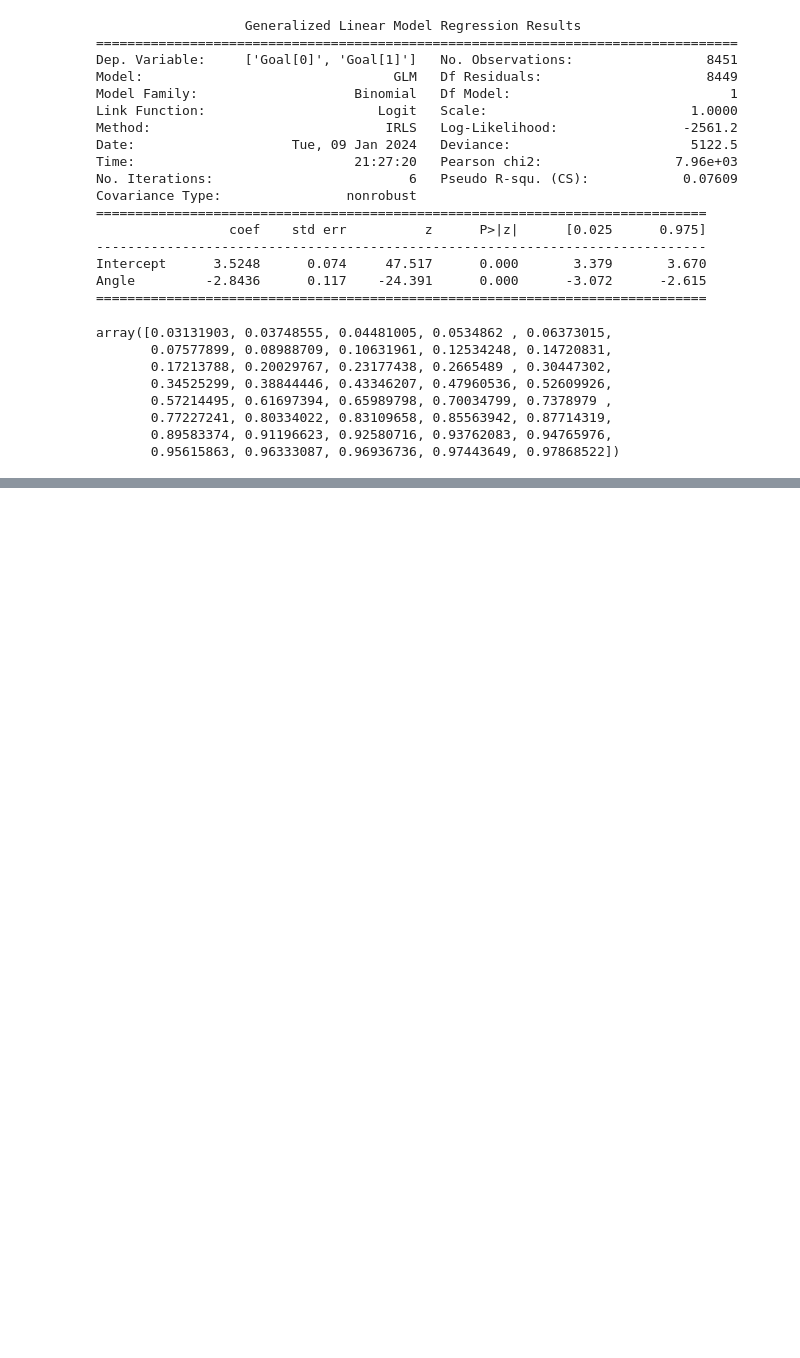
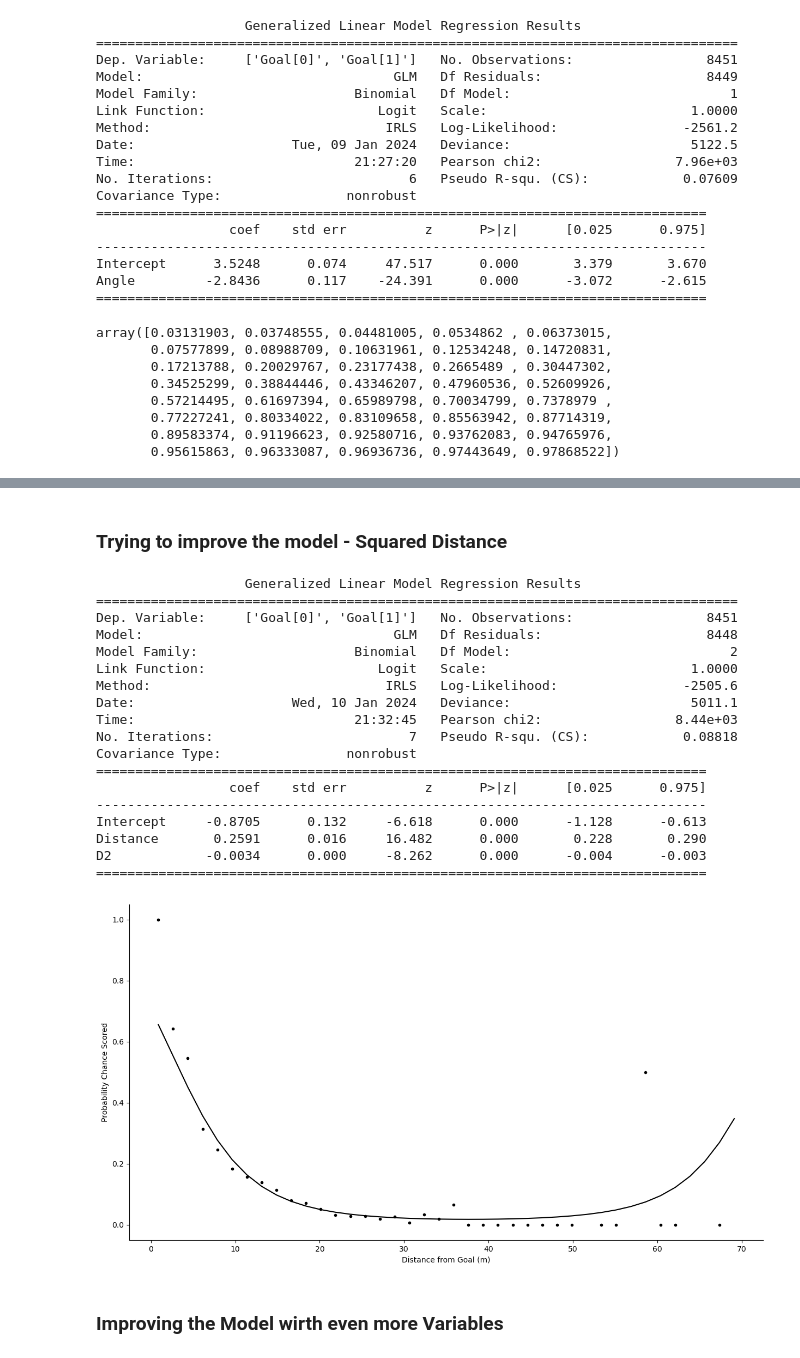
Before and after one commit to jimmybunter01/Soccermatics, a Jupyter notebook: Notebooks/2_Models/xG_modelling.ipynb, the cells around one changed output, grey strips where cells are left out. Saved outputs shown, nothing was run; the diff lists cells and outputs as text; code cells hidden in the pictures; blank space fills up the shorter version.

```diff
--- a/Notebooks/2_Models/xG_modelling.ipynb
+++ b/Notebooks/2_Models/xG_modelling.ipynb
@@ -320,0 +364,40 @@ plt.show();
+# %% [markdown]
+### Trying to improve the model - Squared Distance
+# %%
+shots_df["D2"] = shots_df["Distance"] ** 2
+test_model = smf.glm(formula="Goal ~ Distance + D2", data=shots_df, family=sm.families.Binomial()).fit()
+print(test_model.summary())
+
+b = test_model.params
+xGprob = 1 / (1 + np.exp(b[0] + b[1] * middistance + b[2] * middistance**2))
+
+fig, ax = plt.subplots(figsize=(15,8))
+ax.plot(middistance, prob_goal, linestyle="none", marker=".", color="black")
+ax.set_ylabel("Probability Chance Scored")
+ax.set_xlabel("Distance from Goal (m)")
+ax.spines['top'].set_visible(False)
+ax.spines['right'].set_visible(False)
+ax.plot(middistance, xGprob, linestyle="solid", color="black")
+plt.show();
+# %% [output]
+                   Generalized Linear Model Regression Results
+==================================================================================
+Dep. Variable:     ['Goal[0]', 'Goal[1]']   No. Observations:                 8451
+Model:                                GLM   Df Residuals:                     8448
+Model Family:                    Binomial   Df Model:                            2
+Link Function:                      Logit   Scale:                          1.0000
+Method:                              IRLS   Log-Likelihood:                -2505.6
+Date:                    Wed, 10 Jan 2024   Deviance:                       5011.1
+Time:                            21:32:45   Pearson chi2:                 8.44e+03
+No. Iterations:                         7   Pseudo R-squ. (CS):            0.08818
+Covariance Type:                nonrobust
+==============================================================================
+                 coef    std err          z      P>|z|      [0.025      0.975]
+------------------------------------------------------------------------------
+Intercept     -0.8705      0.132     -6.618      0.000      -1.128      -0.613
+Distance       0.2591      0.016     16.482      0.000       0.228       0.290
+D2            -0.0034      0.000     -8.262      0.000      -0.004      -0.003
+==============================================================================
+[figure, added]
+# %% [markdown]
+### Improving the Model wirth even more Variables
```
Also changed, not shown: parts of 15 cells of this notebook.
